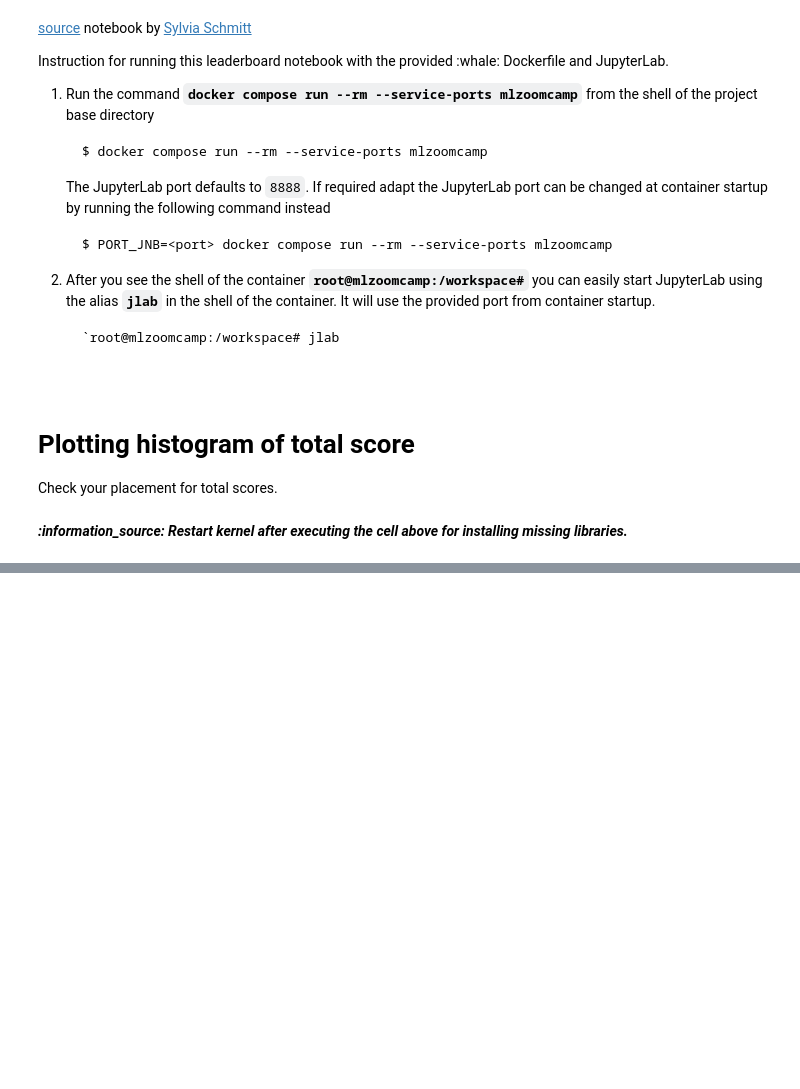
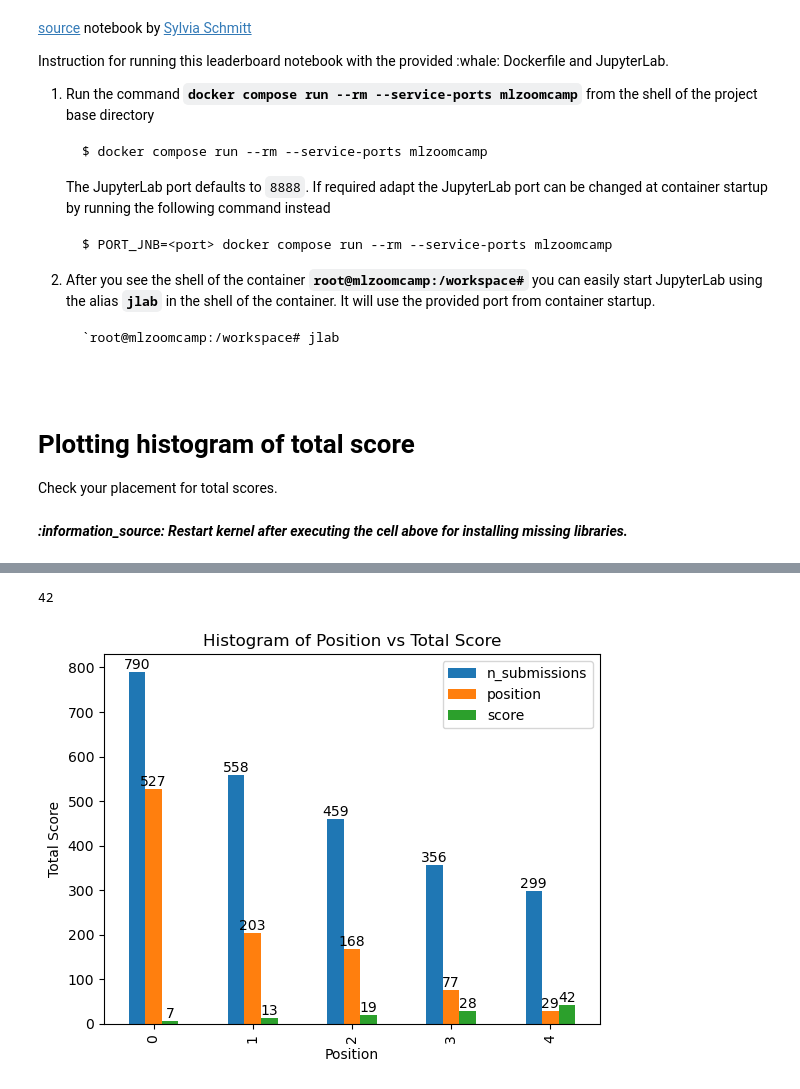
Before and after one commit to ellacharmed/machine-learning-zoomcamp, a Jupyter notebook: leaderboard_visualization.ipynb, the cells around one changed output, grey strips where cells are left out. Saved outputs shown, nothing was run; the diff lists cells and outputs as text; code cells hidden in the pictures; blank space fills up the shorter version.

```diff
--- a/leaderboard_visualization.ipynb
+++ b/leaderboard_visualization.ipynb
@@ -149,0 +269,17 @@ position_by_tasks = {
+# %%
+my_scores.iloc[-1,-1]
+# %% [output]
+42
+# %%
+fig, ax = plt.subplots()
+my_scores.plot(kind='bar', ax=ax)
+
+for i in ax.containers:
+    ax.bar_label(i, label_type='edge')
+
+plt.title('Histogram of Position vs Total Score')
+plt.xlabel('Position')
+plt.ylabel('Total Score')
+plt.show()
+# %% [output]
+[figure, added]
```
Also changed, not shown: parts of 12 cells of this notebook, 5 other files.
